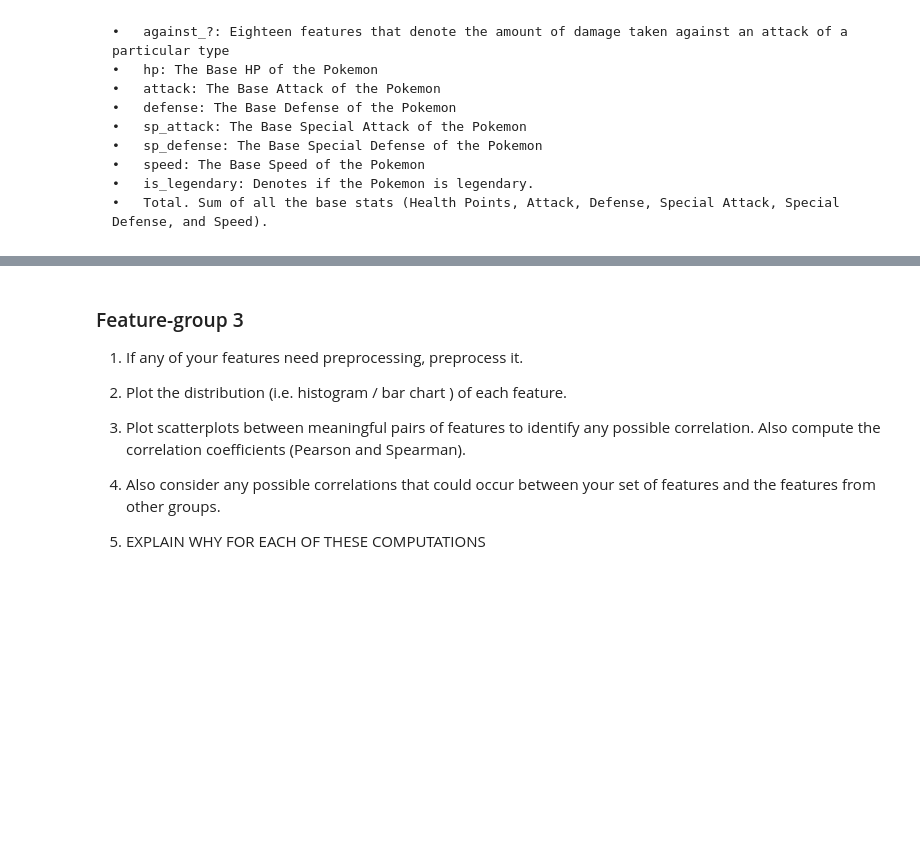
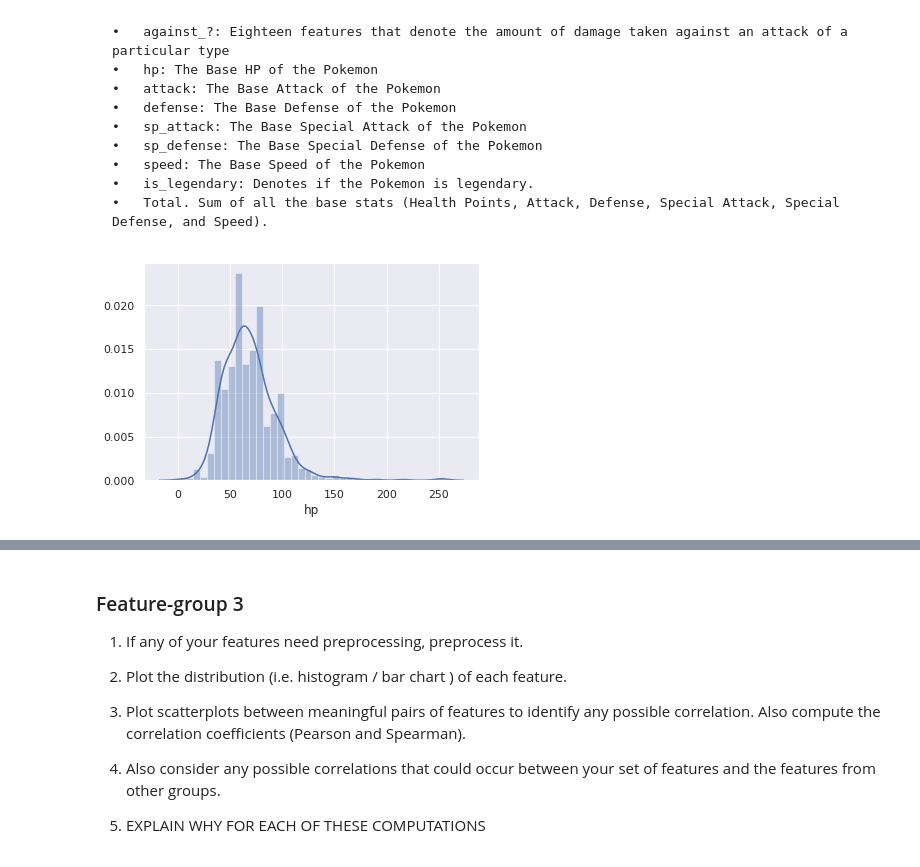
Before and after one commit to com-480-data-visualization/com-480-project-analaktycs, a Jupyter notebook: Milestone1.ipynb, the cells around one changed output, grey strips where cells are left out. Cells and saved outputs as stored; diff of their text form; code cells hidden in the pictures; blank space fills up the shorter version.

Commit message:
Added histograms for group2

```diff
--- a/Milestone1.ipynb
+++ b/Milestone1.ipynb
@@ -8,0 +10,2 @@ import seaborn as sns
+# %%
+sns.set(color_codes=True)
@@ -24,3 +33,7 @@ import seaborn as sns
 * Pre-processing of the data set you chose:
 
   * Show some basic statistics and get insights about the data
+# %%
+df_stats = pd.read_csv('drive/My Drive/pokemon/dataset_stats.csv')
+df_abilities = pd.read_csv('drive/My Drive/pokemon/dataset_abilities.csv')
+df = pd.read_csv('drive/My Drive/pokemon/first6gens.csv')
@@ -68,3 +87,7 @@ import seaborn as sns
 	•	speed: The Base Speed of the Pokemon
 	•	is_legendary: Denotes if the Pokemon is legendary.
 	•	Total. Sum of all the base stats (Health Points, Attack, Defense, Special Attack, Special Defense, and Speed).
+# %%
+sns.distplot(df['hp']);
+# %% [output]
+[figure, added]
```
Also changed, not shown: parts of 18 cells of this notebook, 1 other file.
